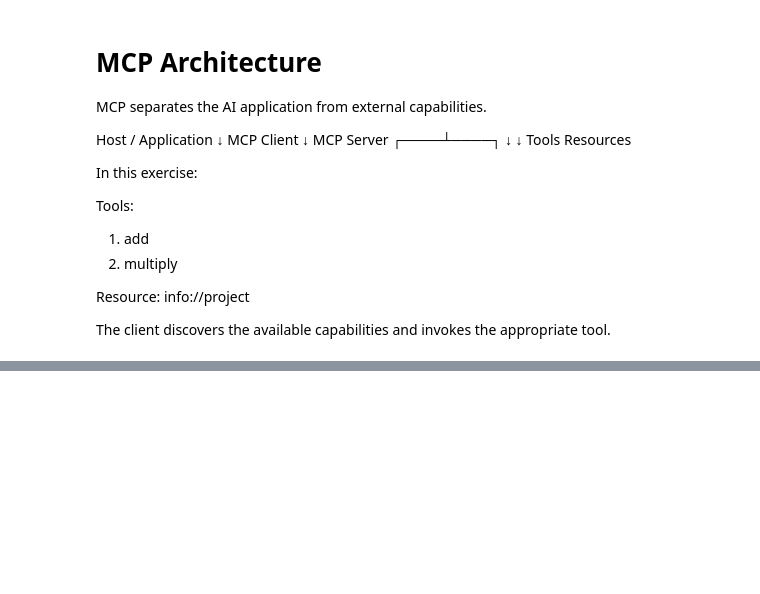
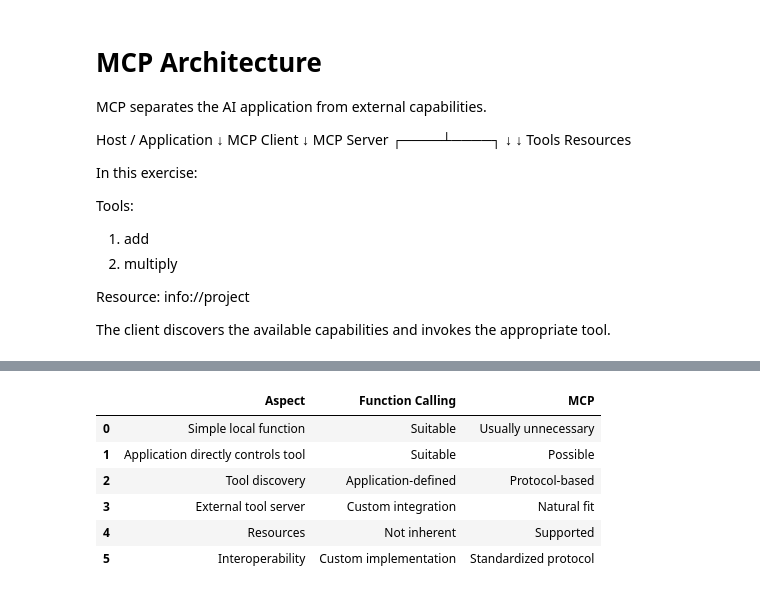
Before and after one commit to arunhari5342-afk/ai-learning, a Jupyter notebook: week3/03_memory_rag_mcp.ipynb, the cells around one changed output, grey strips where cells are left out. Saved outputs shown, nothing was run; the diff lists cells and outputs as text; code cells hidden in the pictures; blank space fills up the shorter version.

```diff
--- a/week3/03_memory_rag_mcp.ipynb
+++ b/week3/03_memory_rag_mcp.ipynb
@@ -405,0 +900,43 @@ appropriate tool.
+# %%
+comparison = [
+    {
+        "Aspect": "Simple local function",
+        "Function Calling": "Suitable",
+        "MCP": "Usually unnecessary",
+    },
+    {
+        "Aspect": "Application directly controls tool",
+        "Function Calling": "Suitable",
+        "MCP": "Possible",
+    },
+    {
+        "Aspect": "Tool discovery",
+        "Function Calling": "Application-defined",
+        "MCP": "Protocol-based",
+    },
+    {
+        "Aspect": "External tool server",
+        "Function Calling": "Custom integration",
+        "MCP": "Natural fit",
+    },
+    {
+        "Aspect": "Resources",
+        "Function Calling": "Not inherent",
+        "MCP": "Supported",
+    },
+    {
+        "Aspect": "Interoperability",
+        "Function Calling": "Custom implementation",
+        "MCP": "Standardized protocol",
+    },
+]
+
+pd.DataFrame(comparison)
+# %% [output]
+|  | Aspect | Function Calling | MCP |
+| 0 | Simple local function | Suitable | Usually unnecessary |
+| 1 | Application directly controls tool | Suitable | Possible |
+| 2 | Tool discovery | Application-defined | Protocol-based |
+| 3 | External tool server | Custom integration | Natural fit |
+| 4 | Resources | Not inherent | Supported |
+| 5 | Interoperability | Custom implementation | Standardized protocol |
```
Also changed, not shown: parts of 21 cells of this notebook.
